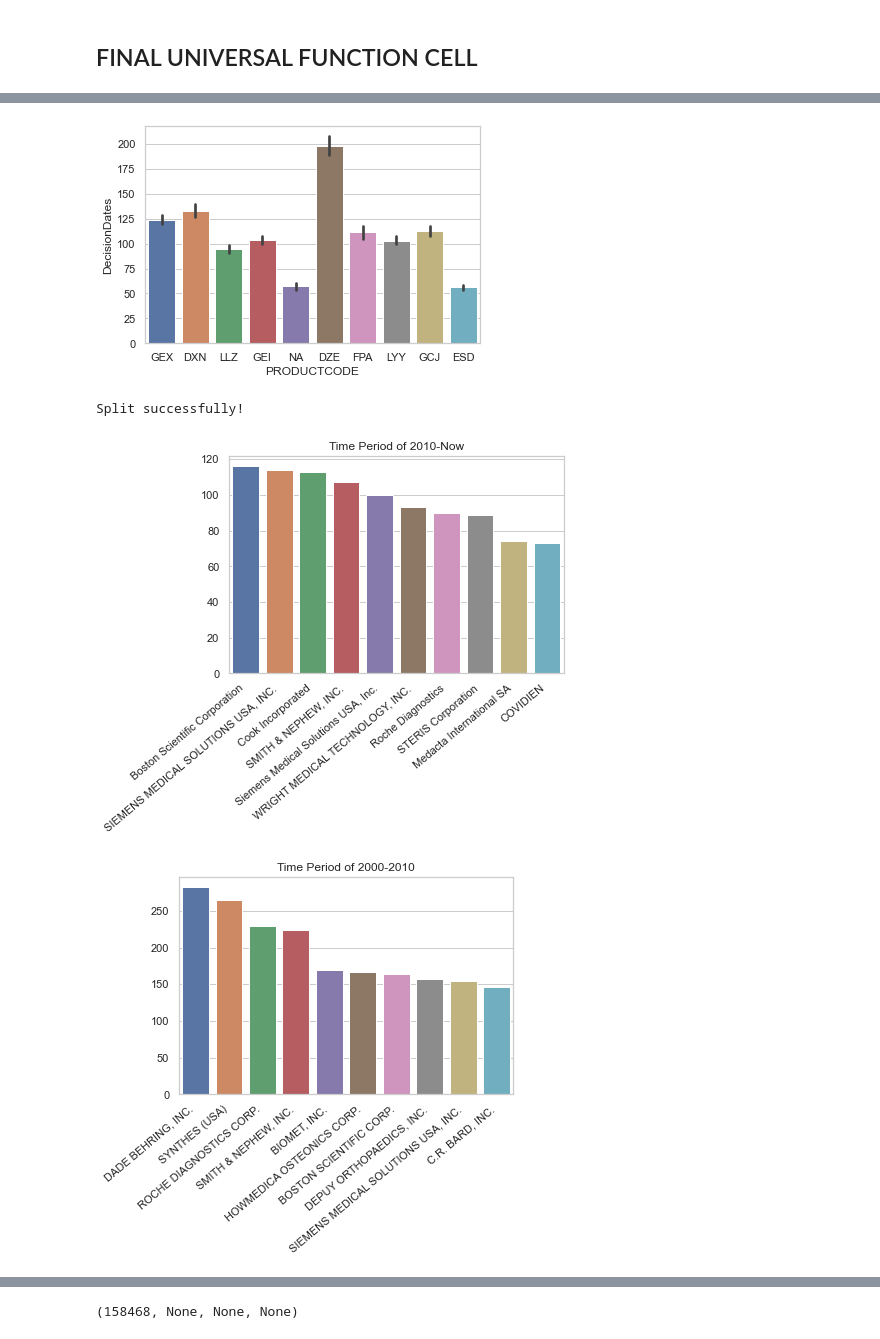
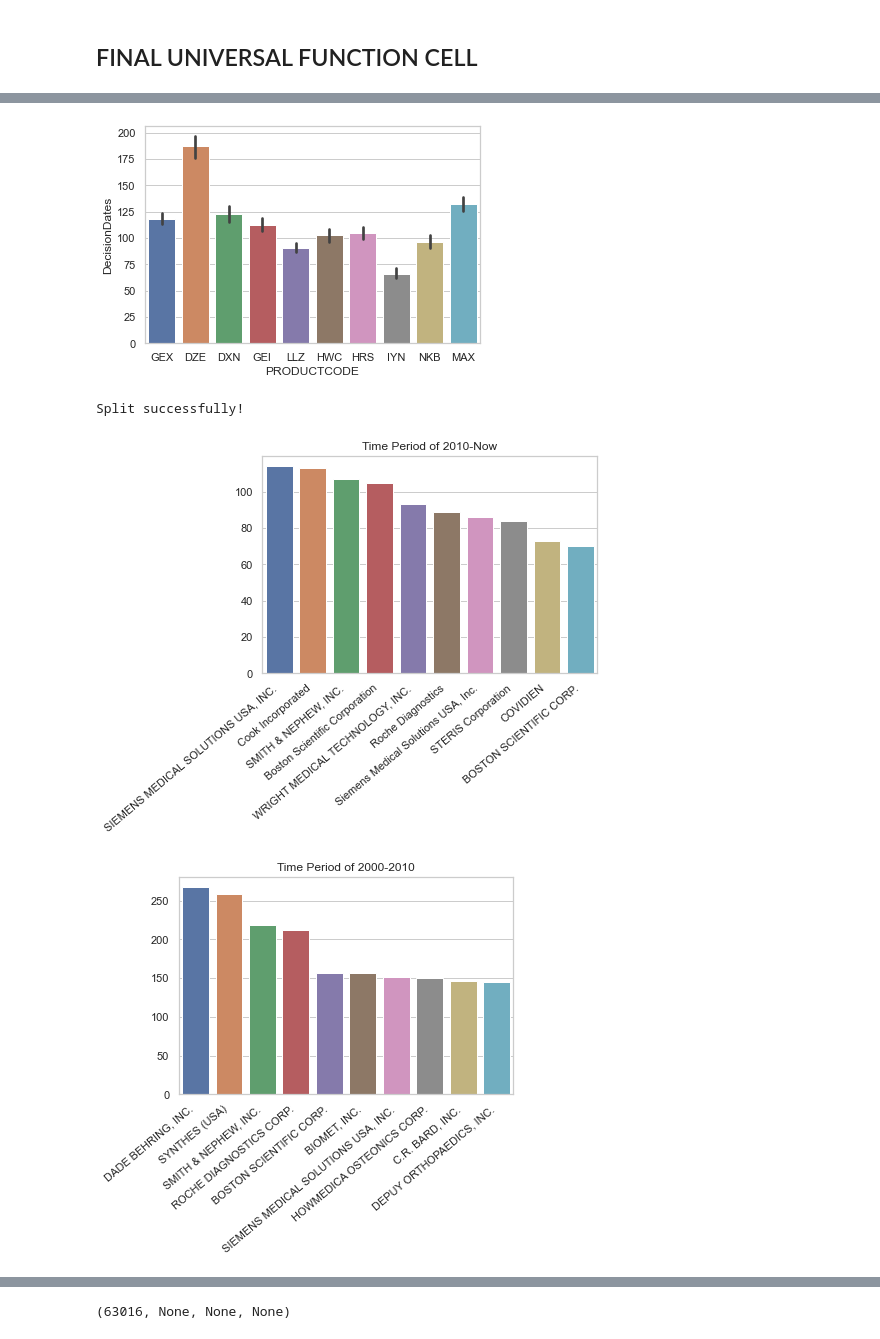
Before and after one commit to BelindaTang1/FDA_DataAnalytics, a Jupyter notebook: searching_engine.ipynb, the cells around one changed output, grey strips where cells are left out. Saved outputs shown, nothing was run; the diff lists cells and outputs as text; code cells hidden in the pictures.

```diff
--- a/searching_engine.ipynb
+++ b/searching_engine.ipynb
@@ -55,8 +55,8 @@ def filter_510k_decisionDate(df, wanted_period):
     end_date_tuple = wanted_period[1]
     start_date = dt.date(start_date_tuple[0], start_date_tuple[1], start_date_tuple[2])
     end_date = dt.date(end_date_tuple[0], end_date_tuple[1], end_date_tuple[2])
-    df_a = df[df['DECIDSIONDATE'].dt.date >= start_date]
-    df_b = df[df['DECIDSIONDATE'].dt.date <= end_date]
+    df_a = df[df['DECISIONDATE'].dt.date >= start_date]
+    df_b = df[df['DECISIONDATE'].dt.date <= end_date]
     return df_a.merge(df_b, how = 'inner', indicator = False)
 filter_510k_decision = lambda df, decision : df[df["DECISION"].str.lower() == decision.lower()]
 filter_510k_productCode = lambda df, productCode : df[df["PRODUCTCODE"].str.lower() == productCode.lower()]
@@ -266,19 +266,19 @@ Split successfully!
 def final_function(df):
     return
 
-final_result_df = filter_510k(FDA_INFO_510K, knumber = None, manufacturer = None, countryCode = None, productCode = None, wanted_period = [(start_date), (end_date)], dateReceived = None, decisionDate = None, decision = None, stateOrSum = None, thirdParty = None, ModelName = None)
+final_result_df = filter_510k(FDA_INFO_510K, knumber = None, manufacturer = None, countryCode = None, productCode = None, dateReceived = None, decisionDate = None, decision = None, stateOrSum = None, thirdParty = None, ModelName = None)
 
-# wanted_period = [(%YYYY, %MM, %DD), (%YYYY, %MM, %DD)] -> [start_date, end_date]
+# wanted_period = [(%YYYY, %MM, %DD), (%YYYY, %MM, %DD)] -> [start_date, end_date] i.e : [(2000,8,8), (2020,8,8)]
 
-#Common Country Codes = CN (China), (US) America, (CA) Canada, (DE) Germany
+#Common Country Codes = CN (China), (US) America, (CA) Canada, (DE) Germany ...
     # Link to list of FDA 510K country codes: https://www.accessdata.fda.gov/scripts/inspsearch/countrycodes.cfm
 
 #Common Product Codes = FXX, LYZ, GEX, DZE, DXN, FYA, QBD, JSM, JSG, FLL, IYN, DSA ...
     #The DXN product code refers to -> Noninvasive blood pressure measurement systems of the cardiovascular category
-    #The IYN product code refers to products that are catagorized as -> ultrasonic pulsed doppler imaging systems
-    #The DSA product code refers to products that are catagorizedd as -> Electrode Transducers and Cardiovascular devices
-    #The LYZ product code refers to products that are categorized as -> Non-powdered patient examination gloves
-        #Link to FDA 510K product Code Database Search: https://www.accessdata.fda.gov/scripts/cdrh/cfdocs/cfPCD/classification.cfm
+    #The IYN product code refers to -> Ultrasonic pulsed doppler imaging systems
+    #The DSA product code refers to -> Electrode Transducers and Cardiovascular devices
+    #The LYZ product code refers to -> Non-powdered patient examination gloves
+        # For more info here's the link to FDA 510K product Code Database Search: https://www.accessdata.fda.gov/scripts/cdrh/cfdocs/cfPCD/classification.cfm
 
 #Third Party inputs = "Y" or "N"
 
@@ -291,4 +292,4 @@ split successfully!
-[figure, old version]
+[figure, new version]
 Split successfully!
-[figure, old version]
+[figure, new version]
-[figure, old version]
+[figure, new version]
@@ -296 +297 @@ Split successfully!
-(158468, None, None, None)
+(63016, None, None, None)
```
Also changed, not shown: parts of 1 cell of this notebook.
